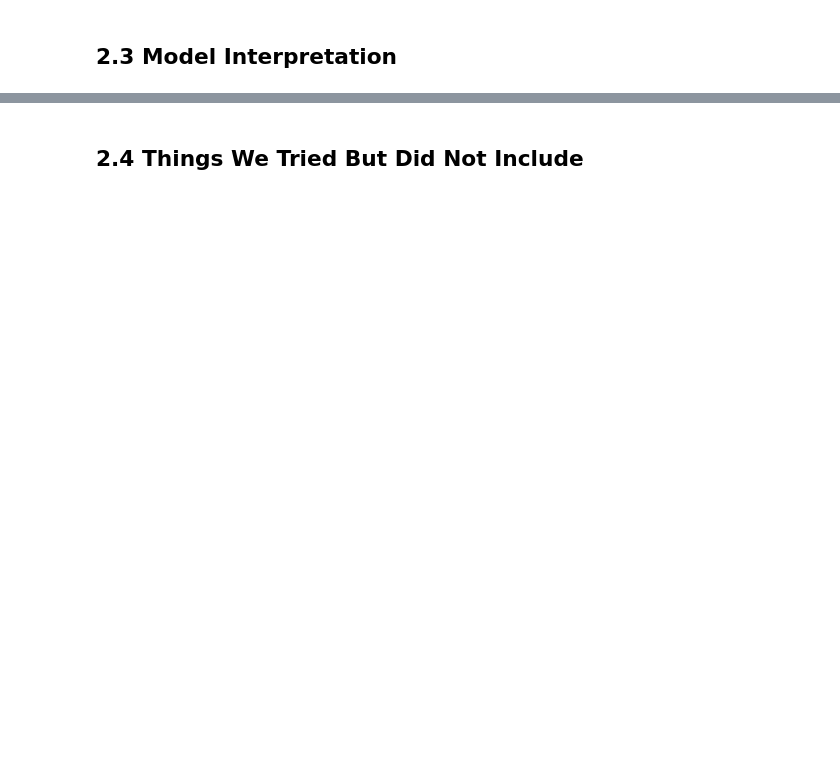
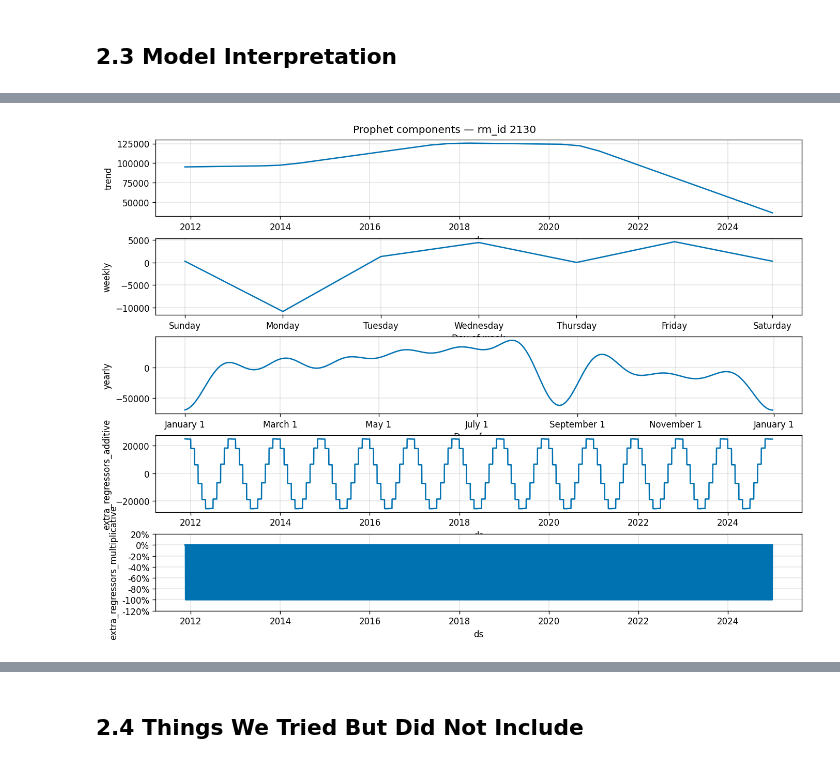
Before and after one commit to siljehj/ML_project, a Jupyter notebook: Report.ipynb, the cells around one changed output, grey strips where cells are left out. Drawn from its saved outputs; the diff is of its cells as text; code cells hidden in the pictures; blank space fills up the shorter version.

Commit message:
Model interpretation Prophet mm

```diff
--- a/Report.ipynb
+++ b/Report.ipynb
@@ -2123,0 +2180,89 @@ print(f"💾 Saved adjusted submission (3/5 spread, 2/5 removed): {SUBMISSION_OU
+# %%
+# ============================
+# Prophet — General Interpretation Toolkit (inline only)
+# ============================
+import os, warnings
+import numpy as np
+import pandas as pd
+import matplotlib.pyplot as plt
+from prophet import Prophet
+
+plt.rcParams["figure.dpi"] = 120
+
+DATA_DIR = "data"
+
+# ---- Safety: rebuild daily_full if not defined in your notebook ----
+if 'daily_full' not in globals():
+    CLEAN_PATH = os.path.join(DATA_DIR, "cleaned_data.csv")
+    df0 = pd.read_csv(CLEAN_PATH)
+    df0['date_arrival'] = pd.to_datetime(df0['date_arrival'], utc=True).dt.tz_localize(None)
+    df0 = df0.rename(columns={'date_arrival': 'date'})
+    df0 = df0[['rm_id','date','net_weight']]
+    daily0 = (df0.groupby(['rm_id','date'], as_index=False)['net_weight']
+                 .sum().rename(columns={'net_weight':'total_weight'}))
+    history_end = pd.Timestamp('2024-12-31')
+    min_date = daily0['date'].min()
+    date_idx = pd.date_range(start=pd.to_datetime(min_date).floor('D'), end=history_end, freq='D')
+    all_rm = np.sort(daily0['rm_id'].unique())
+    grid = pd.MultiIndex.from_product([all_rm, date_idx], names=['rm_id','date']).to_frame(index=False)
+    daily_full = grid.merge(daily0, on=['rm_id','date'], how='left')
+    daily_full['total_weight'] = daily_full['total_weight'].fillna(0.0)
+
+def _add_regressors(frame, date_col='date'):
+    f = frame.copy()
+    ds = pd.to_datetime(f[date_col])
+    f['is_weekend'] = (ds.dt.dayofweek >= 5).astype(int)
+    m = ds.dt.month
+    f['month_sin'] = np.sin(2 * np.pi * (m / 12.0))
+    f['month_cos'] = np.cos(2 * np.pi * (m / 12.0))
+    return f
+
+daily_full = _add_regressors(daily_full, 'date')
+
+# ---- Choose TARGET_RM_ID automatically by Aug–Dec 2024 volume (override if you like) ----
+hist = daily_full.copy()
+hist['date'] = pd.to_datetime(hist['date'])
+mask_augdec = (hist['date'] >= pd.Timestamp('2024-08-01')) & (hist['date'] <= pd.Timestamp('2024-12-31'))
+by_rm = (hist.loc[mask_augdec]
+            .groupby('rm_id', as_index=False)['total_weight'].sum()
+            .sort_values('total_weight', ascending=False))
+if len(by_rm) == 0:
+    TARGET_RM_ID = int(hist['rm_id'].iloc[0])
+else:
+    TARGET_RM_ID = int(by_rm.iloc[0]['rm_id'])
+# To force a specific id:
+# TARGET_RM_ID = 2130
+
+print(f"🔎 Interpretation target rm_id = {TARGET_RM_ID}")
+
+sub = (daily_full.loc[daily_full['rm_id'] == TARGET_RM_ID,
+                      ['date','total_weight','is_weekend','month_sin','month_cos']]
+                 .sort_values('date').copy())
+prophet_df = sub.rename(columns={'date':'ds','total_weight':'y'})
+
+# ---- Fit Prophet with your spec ----
+m = Prophet(
+    daily_seasonality=False,
+    weekly_seasonality=True,
+    yearly_seasonality=True,
+    seasonality_mode='additive',
+    changepoint_prior_scale=0.05,
+    seasonality_prior_scale=7.5
+)
+m.add_regressor('is_weekend', mode='multiplicative')
+m.add_regressor('month_sin', mode='additive')
+m.add_regressor('month_cos', mode='additive')
+
+with warnings.catch_warnings():
+    warnings.simplefilter("ignore")
+    m.fit(prophet_df)
+
+# ---- In-sample forecast for interpretation (has yhat) ----
+fc_hist = m.predict(prophet_df[['ds','is_weekend','month_sin','month_cos']])
+
+# ---- Components plot (inline) ----
+fig_components = m.plot_components(fc_hist)
+fig_components.suptitle(f"Prophet components — rm_id {TARGET_RM_ID}", y=1.02)
+fig_components.set_size_inches(12, 8)
+plt.show()
+# %% [output]
@@ -2123,0 +2272 @@ print(f"💾 Saved adjusted submission (3/5 spread, 2/5 removed): {SUBMISSION_OU
+[figure, added]
```
Also changed, not shown: parts of 31 cells of this notebook.
